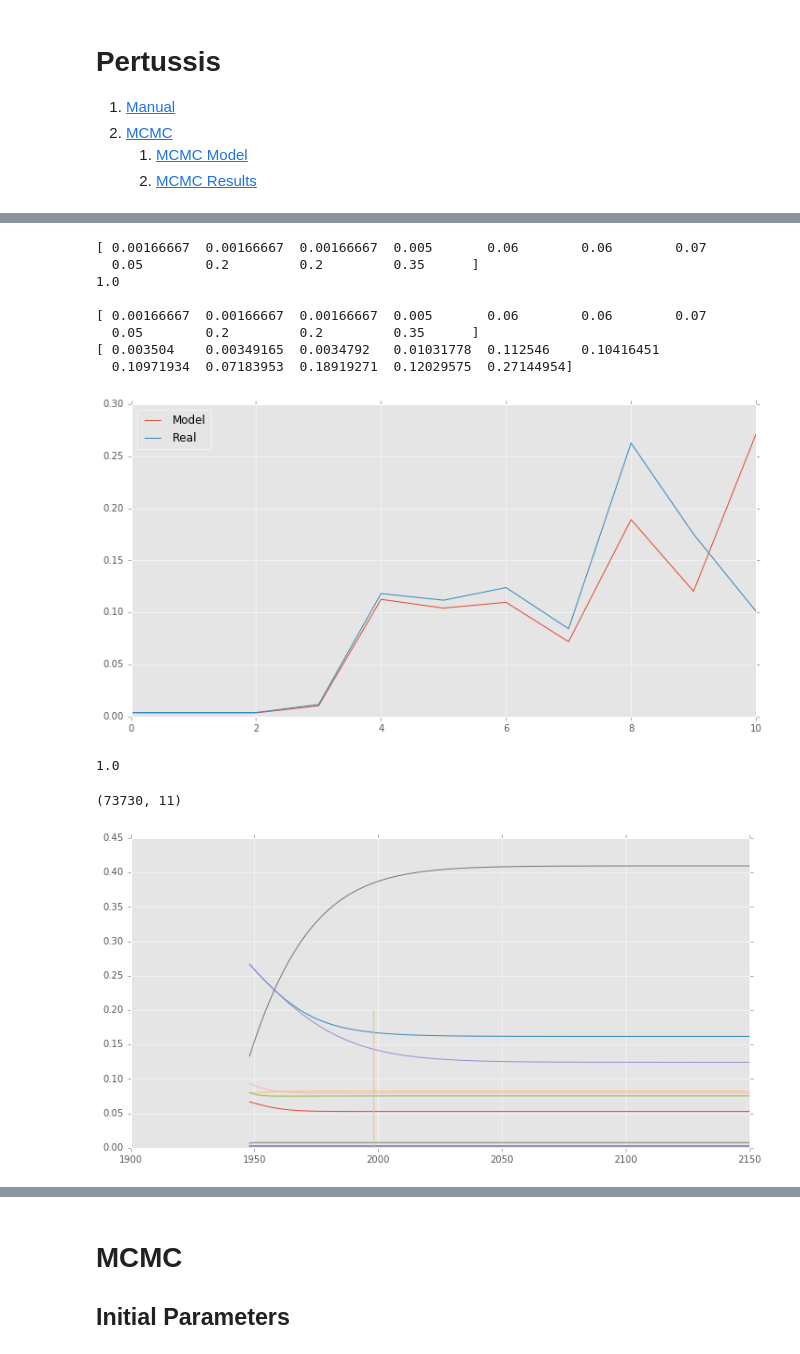
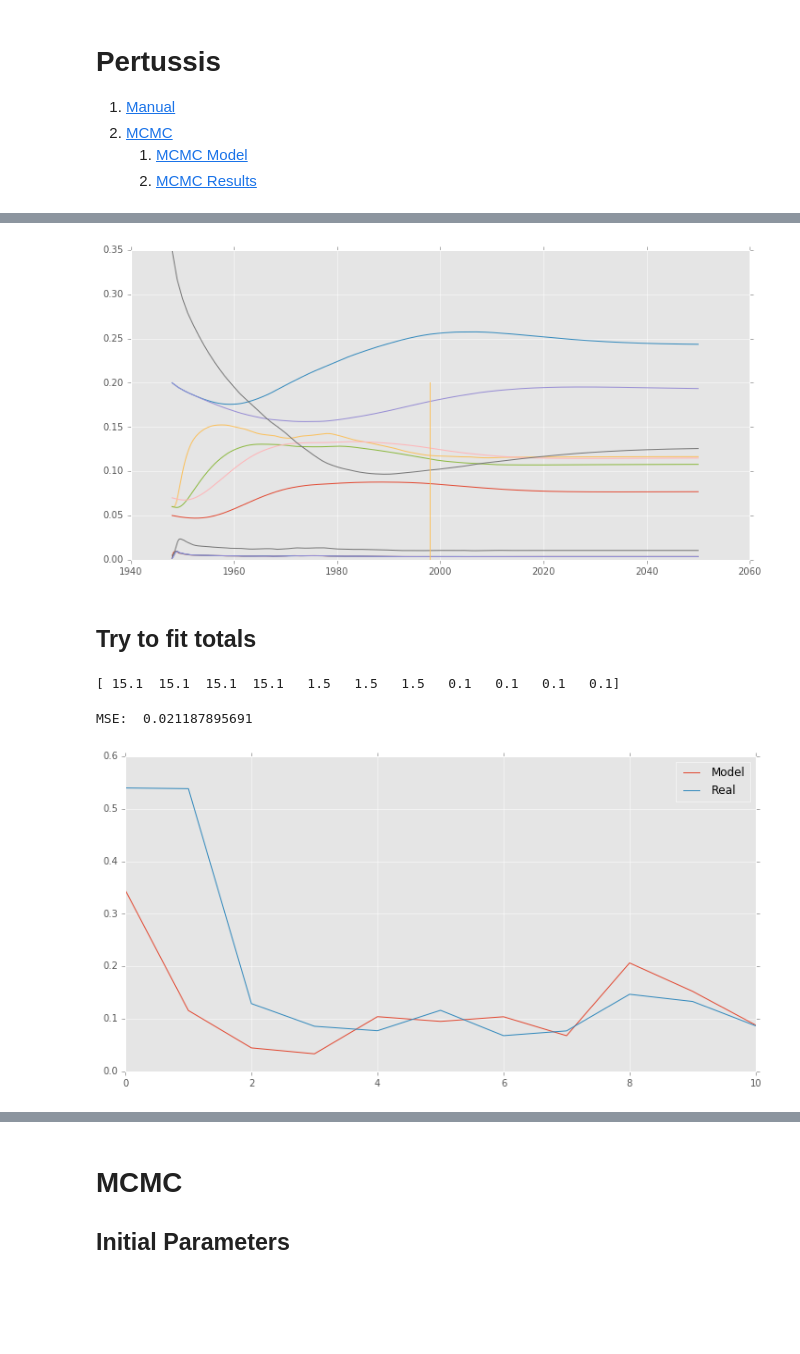
Before and after one commit to DeanLa/pertussis_model, a Jupyter notebook: hetro_new.ipynb, the cells around one changed output, grey strips where cells are left out. Cells and saved outputs as stored; diff of their text form; code cells hidden in the pictures; blank space fills up the shorter version.

```diff
--- a/hetro_new.ipynb
+++ b/hetro_new.ipynb
@@ -72,53 +117,57 @@ t_end
+# %%
+fig, ax = plt.subplots(figsize=(12,6))
+ax.plot(x,y_age[:,:], [1998,1998],[0,0.2])
+plt.show()
+# %% [output]
+[figure, added]
+# %% [markdown]
+## Try to fit totals
 # %%
 # Show mean values fit
-death = 65
 state_0 = collect_state0(S0=0.8, Is0=1e-3, death=100)
 state_0 = pack_flat(state_0)
-cut98 = expand_time(1998, r_start)
 
+_o = lambda f,s: np.ones(s)*f
 
-# d = 1.0 ** np.arange(0, 300, 1) * N / death
-d = get_delta()
+f1,f2,f3 = 15.1,1.5,0.1
+s1,s2 = 4,3
+s3 = J-s1-s2
 
+f = np.concatenate([_o(f1,s1),_o(f2,s2),_o(f3,s3)])
+print (f)
 # Run ODEs
 RES = odeint(hetro_model, state_0, t_range,
-             args=(4, 2, np.ones(11)*0.3, 1, d ))
+             args=(4, 2, f, 1, d ))
 
 # Prepare results
 x = reduce_time(t_range, start=1948, step=step)
 y = unpack(RES.T, *unpack_values)
-ys = sum([a for a in y]).T
-model98 = ys[cut98]
+
+# Sum by Age
+y_age = sum([a for a in y]).T
+# print (y_age)
+model98 = y_age[cut98]
+
 h = sum([i for i in y[:3]])
 all_compartments = sum([i for i in y])
 y.append(h)
 y.append(all_compartments)
-print (ys[0])
-print (ys[cut98])
+
+# Prepare sick people
+sick = y[3]
+sick = np.apply_along_axis(reduce_year, 1, y[3])[:,1998 - r_start:2014 - r_start]
+model_cases = sick.mean(axis=1)
 # %% [output]
-[ 0.00166667  0.00166667  0.00166667  0.005       0.06        0.06        0.07
-  0.05        0.2         0.2         0.35      ]
-1.0
-
-[ 0.00166667  0.00166667  0.00166667  0.005       0.06        0.06        0.07
-  0.05        0.2         0.2         0.35      ]
-[ 0.003504    0.00349165  0.0034792   0.01031778  0.112546    0.10416451
-  0.10971934  0.07183953  0.18919271  0.12029575  0.27144954]
+[ 15.1  15.1  15.1  15.1   1.5   1.5   1.5   0.1   0.1   0.1   0.1]
 # %%
 fig, ax = plt.subplots(figsize=(12,6))
-ax.plot(model98[:], label='Model')
-ax.plot(dist98, label='Real')
-plt.legend(loc='best')
+ax.plot(model_cases, label='Model')
+ax.plot(real_cases, label = "Real")
+err = ((model_cases - real_cases)**2).mean()
+# ax.annotate("MSE: {:.8f}".format(err), xy = (0.5,0.2))
+plt.legend()
+print ("MSE: ",err)
 plt.show()
-print (model98.sum())
 # %% [output]
+MSE:  0.021187895691
-[figure, old version]
+[figure, new version]
-1.0
-# %%
-fig, ax = plt.subplots(figsize=(12,6))
-ax.plot(x,ys[:,:], [1998,1998],[0,0.2])
-print (ys.shape)
-plt.show()
-# %% [output]
-(73730, 11)
-[figure, removed]
```
Also changed, not shown: parts of 24 cells of this notebook, 15 other files.
